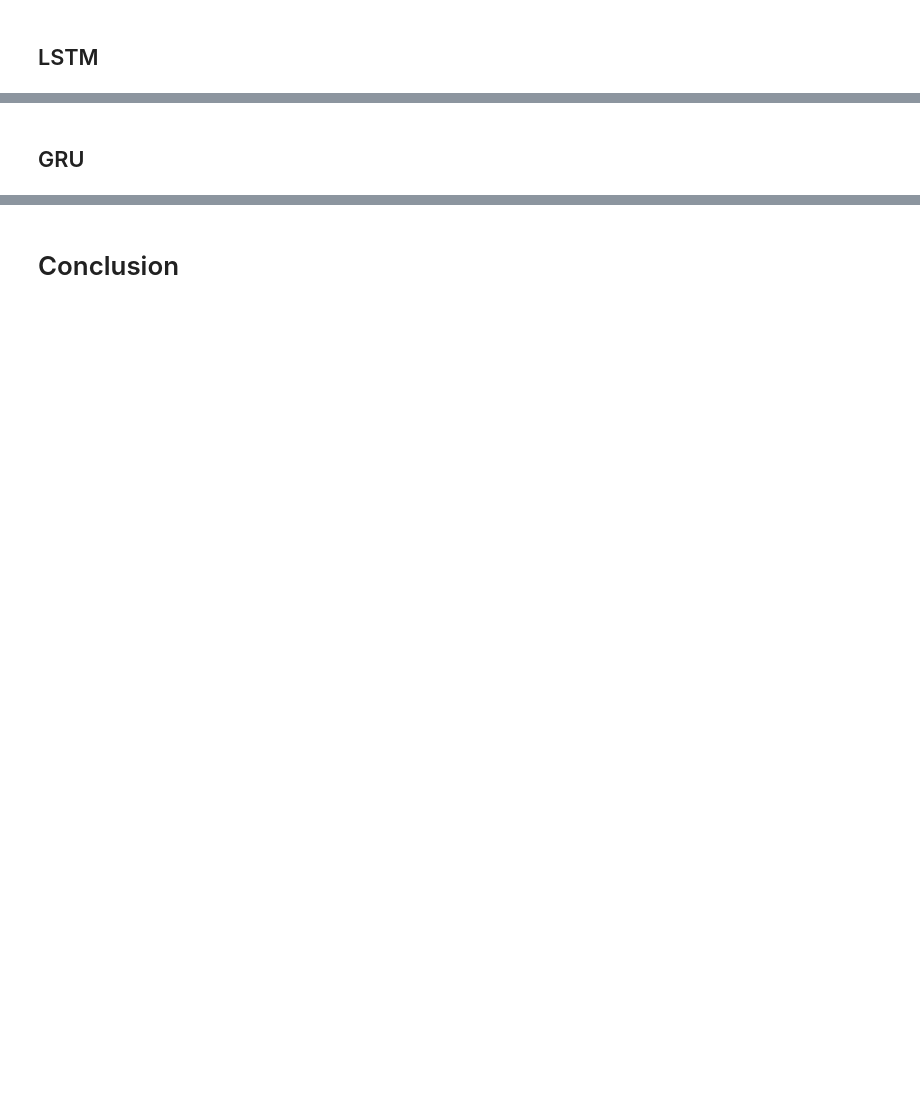
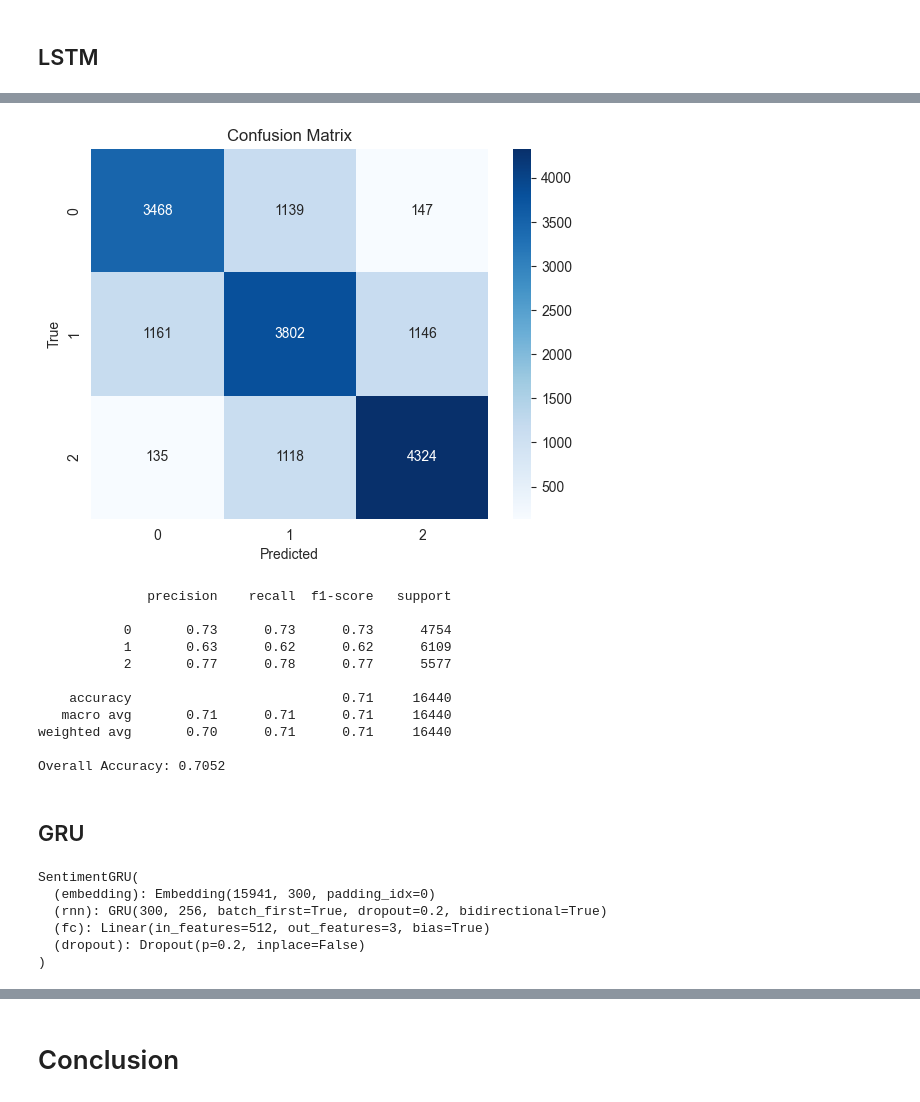
Before and after one commit to balechon/NLP_Laboratorios, a Jupyter notebook: Laboratorio5.ipynb, the cells around one changed output, grey strips where cells are left out. Saved outputs shown, nothing was run; the diff lists cells and outputs as text; code cells hidden in the pictures; blank space fills up the shorter version.

```diff
--- a/Laboratorio5.ipynb
+++ b/Laboratorio5.ipynb
@@ -141,2 +411,26 @@ creamos los embeddings
 # %% [markdown]
 ## LSTM
+# %%
+class SentimentLSTM(nn.Module):
+    def __init__(self, vocab_size, embedding_dim, hidden_dim, output_dim, n_layers, dropout, bidirectional=True, pad_idx=0):
+        super().__init__()
+        self.embedding = nn.Embedding(vocab_size, embedding_dim, padding_idx=pad_idx)
+        self.rnn = nn.LSTM(embedding_dim,
+                           hidden_dim,
+                           num_layers=n_layers,
+                           bidirectional=bidirectional,
+                           dropout=dropout if n_layers > 1 else 0,
+                           batch_first=True)
+        self.fc = nn.Linear(hidden_dim * 2 if bidirectional else hidden_dim, hidden_dim)
+        self.output = nn.Linear(hidden_dim, output_dim)
+        self.dropout = nn.Dropout(dropout)
+
+    def forward(self, text):
+        embedded = self.dropout(self.embedding(text))
+        output, (hidden, cell) = self.rnn(embedded)
+        if self.rnn.bidirectional:
+            hidden = self.dropout(torch.cat((hidden[-2,:,:], hidden[-1,:,:]), dim=1))
+        else:
+            hidden = self.dropout(hidden[-1,:,:])
+        dense = F.relu(self.fc(hidden))
+        return self.output(dense)
@@ -143,2 +498,18 @@ creamos los embeddings
+# %%
+device = torch.device('cuda' if torch.cuda.is_available() else 'cpu')
+y_pred, y_true, y_probs = evaluate_model(model_lstm, test_dataset, device)
+# %% [output]
+[figure, added]
+              precision    recall  f1-score   support
+
+           0       0.73      0.73      0.73      4754
+           1       0.63      0.62      0.62      6109
+           2       0.77      0.78      0.77      5577
+
+    accuracy                           0.71     16440
+   macro avg       0.71      0.71      0.71     16440
+weighted avg       0.70      0.71      0.71     16440
+
+Overall Accuracy: 0.7052
 # %% [markdown]
 ## GRU
@@ -144,0 +533,31 @@ creamos los embeddings
+# %%
+# Configuración del modelo
+VOCAB_SIZE = len(vocab)
+EMBEDDING_DIM = 300
+HIDDEN_DIM = 256
+OUTPUT_DIM = 3
+N_LAYERS = 1
+DROPOUT = 0.2
+LR = 0.0001
+EPOCHS = 60
+# Inicializar modelo con GRU
+model_gru = SentimentGRU(VOCAB_SIZE, EMBEDDING_DIM, HIDDEN_DIM, OUTPUT_DIM, N_LAYERS, DROPOUT)
+
+# Configurar optimizador y función de pérdida
+optimizer = optim.Adam(model_gru.parameters(), lr=LR)
+criterion = nn.CrossEntropyLoss()
+
+# Crear DataLoader
+train_loader = DataLoader(train_dataset, batch_size=64, shuffle=True)
+test_loader = DataLoader(test_dataset, batch_size=64, shuffle=False)
+
+# Definir el dispositivo (CPU o GPU)
+device = torch.device('cuda' if torch.cuda.is_available() else 'cpu')
+model_gru.to(device)
+# %% [output]
+SentimentGRU(
+  (embedding): Embedding(15941, 300, padding_idx=0)
+  (rnn): GRU(300, 256, batch_first=True, dropout=0.2, bidirectional=True)
+  (fc): Linear(in_features=512, out_features=3, bias=True)
+  (dropout): Dropout(p=0.2, inplace=False)
+)
```
Also changed, not shown: parts of 22 cells of this notebook, 1 other file.
